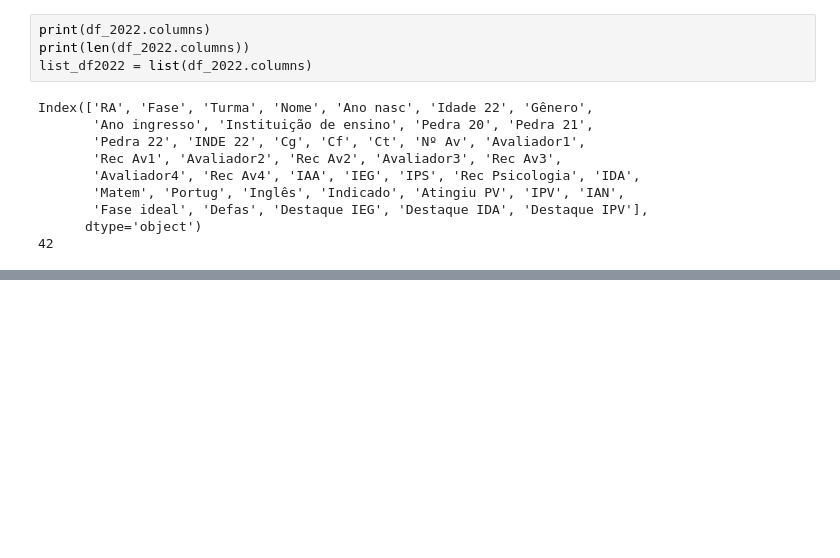
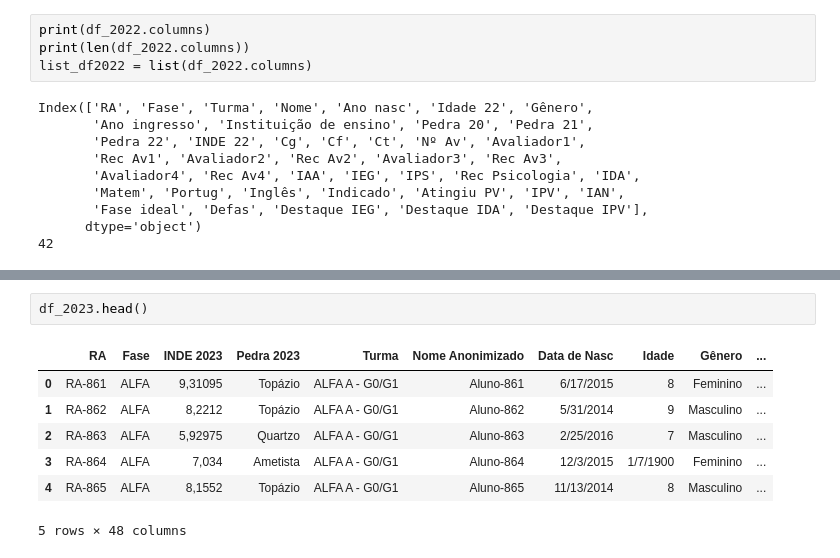
Before and after one commit to jessibmoura/PEDE, a Jupyter notebook: raw_data.ipynb, the cells around one changed output, grey strips where cells are left out. Saved outputs shown, nothing was run; the diff lists cells and outputs as text; blank space fills up the shorter version.

```diff
--- a/raw_data.ipynb
+++ b/raw_data.ipynb
@@ -31,3 +126,13 @@ Index(['RA', 'Fase', 'Turma', 'Nome', 'Ano nasc', 'Idade 22', 'Gênero',
+# %%
+df_2023.head()
+# %% [output]
+|  | RA | Fase | INDE 2023 | Pedra 2023 | Turma | Nome Anonimizado | Data de Nasc | Idade | Gênero | ... |
+| 0 | RA-861 | ALFA | 9,31095 | Topázio | ALFA A - G0/G1 | Aluno-861 | 6/17/2015 | 8 | Feminino | ... |
+| 1 | RA-862 | ALFA | 8,2212 | Topázio | ALFA A - G0/G1 | Aluno-862 | 5/31/2014 | 9 | Masculino | ... |
+| 2 | RA-863 | ALFA | 5,92975 | Quartzo | ALFA A - G0/G1 | Aluno-863 | 2/25/2016 | 7 | Masculino | ... |
+| 3 | RA-864 | ALFA | 7,034 | Ametista | ALFA A - G0/G1 | Aluno-864 | 12/3/2015 | 1/7/1900 | Feminino | ... |
+| 4 | RA-865 | ALFA | 8,1552 | Topázio | ALFA A - G0/G1 | Aluno-865 | 11/13/2014 | 8 | Masculino | ... |
+5 rows × 48 columns
 # %%
 print(df_2023.columns)
 print(len(df_2023.columns))
```
Also changed, not shown: parts of 11 cells of this notebook, 2 other files.
